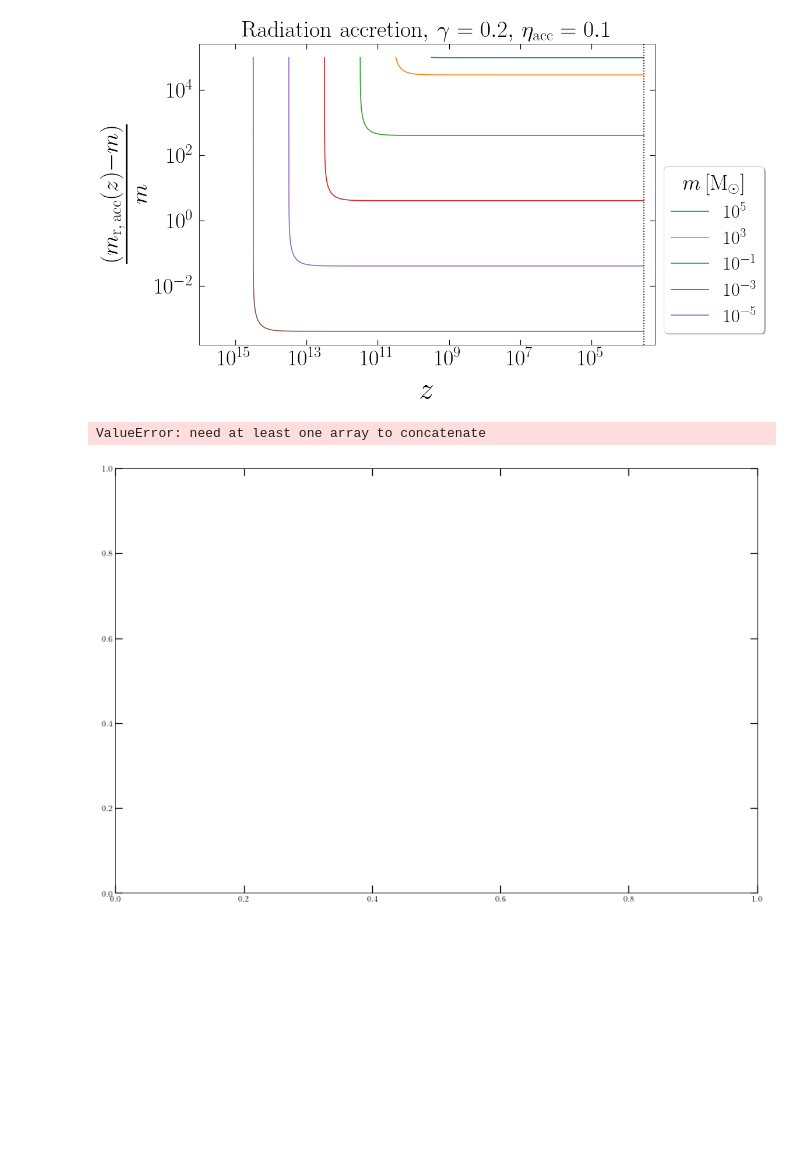
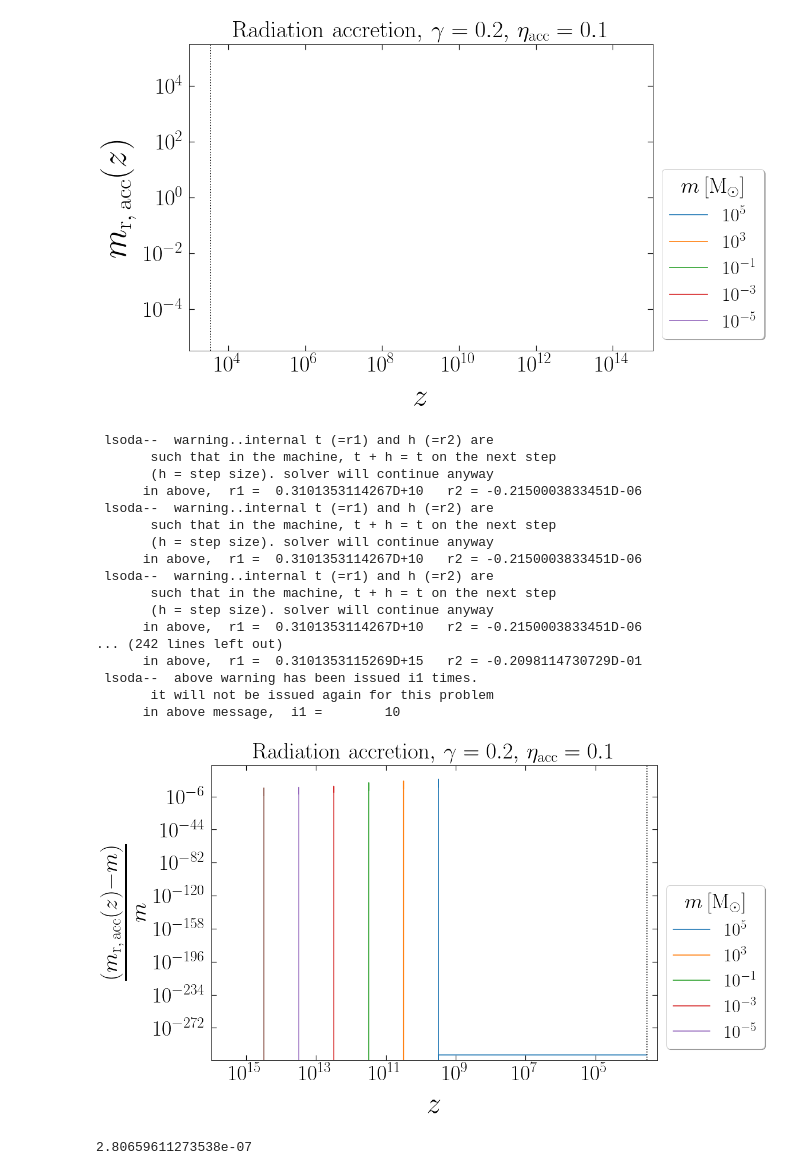
Before and after one commit to pratibhajangra591/project-2, a Jupyter notebook: acc_trial.ipynb, the cells around one changed output. Saved outputs shown, nothing was run; the diff lists cells and outputs as text; code cells hidden in the pictures; blank space fills up the shorter version.

```diff
--- a/acc_trial.ipynb
+++ b/acc_trial.ipynb
@@ -52,11 +38,13 @@ plt.show()
 
 
 def m_racc(t, y):
+    def c_s(z):
+        return c/np.sqrt(3)
     z = t
     m = y[0]
-    β = ((4 * π * (G**2) * η_acc)) * ((3/(8 * π * G * ρ_c0))**(1/2))
-    dm = (β * (m**2) * (1 + z)**4)/ ((c_s(z)**3) * np.sqrt((Ω_r0 * ((1+z)**6)) + (Ω_m0 * ((1+z)**5))))
-    return dm
+    β = -((4 * π * (G**2) * η_acc)) * np.sqrt(3/(8 * π * G * ρ_c0))
+    dm = ( m**2  * ((1 + z)**2))/ ((c_s(z)**3) * np.sqrt((Ω_r0 * ((1+z)**2)) + (Ω_m0 * (1+z))))
+    return β * dm
 
 
 
@@ -71,14 +59,15 @@ plt.tick_params(axis = 'both', right=True, top=True, which = 'major', width= 1.2
 
 
 for i, (m1, color) in enumerate(zip(m1_arr, colors)):
-    m1*= M_solar
     γ = 0.2
     z_i = z_pbh(m1,  γ)
     t = np.geomspace(z_i, z_eq, 100000)
-    sol = solve_ivp(m_racc, t_span = [t[0], t[-1]], y0 = [1e5], t_eval = t)
-    y = sol.y.T
+    sol = solve_ivp(m_racc, t_span = [t[0], t[-1]], y0 = [m1],  t_eval = t)
     t = sol.t
+    y = sol.y[0]
     ax.loglog(t, y, color = color)
+
+
 
 
 
@@ -91,19 +80,19 @@ ax.tick_params(axis='y', pad = 8.9)
 plt.xticks(fontsize = 38)
 plt.yticks(fontsize = 38)
 plt.xlabel('$z$',fontsize = 52, labelpad = 14)
-plt.ylabel(r'$\frac{(m_\mathrm{r,\, acc}(z) - m)}{m} $',fontsize = 58, labelpad = 14)
+plt.ylabel(r'$m_\mathrm{r,\, acc}(z) $',fontsize = 58, labelpad = 14)
 plt.legend(['$10^{5}$', r'$10^{3}$',
             '$10^{-1}$', '$10^{-3}$', r'$10^{-5}$'],
            prop = {'size':32}, loc = (1.02, 0.04), shadow = True,
            title = '$m\, [\mathrm{M_{\odot}}]$' ,
            title_fontsize = 37, facecolor = 'white', fontsize = 65)
-plt.xlim(1e16, 0.5*z_eq)
+#plt.xlim(1e16, 0.5*z_eq)
 #plt.ylim(1e-5, 0.1)
 plt.title(r'Radiation accretion$,\, \gamma = 0.2, \,\eta_\mathrm{acc} = 0.1$', fontsize = 40, pad = 11)
 #plt.savefig('racc.pdf', bbox_inches = 'tight')
 plt.show()
 # %% [output]
-[figure, old version]
+[figure, new version]
 # %%
 # Accretion around the PBH from RD to MRE.
 # Here, s = a/a_eq
@@ -112,11 +101,13 @@ plt.show()
 
 
 def m_racc(t, y):
+    def c_s(z):
+        return c/np.sqrt(3)
     z = t
     m = y[0]
-    β = ((4 * π * (G**2) * η_acc)) * ((3/(8 * π * G * ρ_c0))**(1/2))
-    dm = (β * (m**2) * (1 + z)**4)/ ((c_s(z)**3) * np.sqrt((Ω_r0 * ((1+z)**6)) + (Ω_m0 * ((1+z)**5))))
-    return dm
+    β = -((4 * π * (G**2) * η_acc)) * ((3/(8 * π * G * ρ_c0))**(1/2))
+    dm = ( (m**2) * ((1 + z)**2))/ ((c_s(z)**3) * np.sqrt((Ω_r0 * ((1+z)**2)) + (Ω_m0 * (1+z))))
+    return β * dm
 
 
 
@@ -130,38 +121,54 @@ plt.tick_params(axis = 'both', right=True, top=True, which = 'major', width= 1.2
 
 
 
 for i, (m1, color) in enumerate(zip(m1_arr, colors)):
-    m1*= M_solar
     γ = 0.2
     z_i = z_pbh(m1,  γ)
     t = np.geomspace(z_i, z_eq, 100000)
-    sol = solve_ivp(m_racc, t_span = [t[0], t[-1]], y0 = [1e35], t_eval = t)
-    y = sol.y.T
-    t = sol.t
-    ax.loglog(t, y, color = color)
-
+    sol = odeint(m_racc,  y0 = m1,  t = t, tfirst = True)
+    ax.loglog(t, sol.T[0])
 
 
 
 plt.axvline(x = z_eq,  color = 'k',  linestyle = ':')
 ax.tick_params(axis='x', pad = 8.9)
 ax.tick_params(axis='y', pad = 8.9)
 
 
 plt.xticks(fontsize = 38)
 plt.yticks(fontsize = 38)
 plt.xlabel('$z$',fontsize = 52, labelpad = 14)
 plt.ylabel(r'$\frac{(m_\mathrm{r,\, acc}(z) - m)}{m} $',fontsize = 58, labelpad = 14)
 plt.legend(['$10^{5}$', r'$10^{3}$',
             '$10^{-1}$', '$10^{-3}$', r'$10^{-5}$'],
            prop = {'size':32}, loc = (1.02, 0.04), shadow = True,
            title = '$m\, [\mathrm{M_{\odot}}]$' ,
            title_fontsize = 37, facecolor = 'white', fontsize = 65)
 plt.xlim(1e16, 0.5*z_eq)
 #plt.ylim(1e-5, 0.1)
 plt.title(r'Radiation accretion$,\, \gamma = 0.2, \,\eta_\mathrm{acc} = 0.1$', fontsize = 40, pad = 11)
 #plt.savefig('racc.pdf', bbox_inches = 'tight')
 plt.show()
 # %% [output]
-ValueError: need at least one array to concatenate
+ lsoda--  warning..internal t (=r1) and h (=r2) are
+       such that in the machine, t + h = t on the next step
+       (h = step size). solver will continue anyway
+      in above,  r1 =  0.3101353114267D+10   r2 = -0.2150003833451D-06
+ lsoda--  warning..internal t (=r1) and h (=r2) are
+       such that in the machine, t + h = t on the next step
+       (h = step size). solver will continue anyway
+      in above,  r1 =  0.3101353114267D+10   r2 = -0.2150003833451D-06
+ lsoda--  warning..internal t (=r1) and h (=r2) are
+       such that in the machine, t + h = t on the next step
+       (h = step size). solver will continue anyway
+      in above,  r1 =  0.3101353114267D+10   r2 = -0.2150003833451D-06
+... (242 lines left out)
+      in above,  r1 =  0.3101353115269D+15   r2 = -0.2098114730729D-01
+ lsoda--  above warning has been issued i1 times.
+       it will not be issued again for this problem
+      in above message,  i1 =        10
-[figure, old version]
+[figure, new version]
+# %%
+(1.9e-26 * (3.0857e16**3))/1.989e30
+# %% [output]
+2.80659611273538e-07
```
Also changed, not shown: parts of 1 cell of this notebook.
